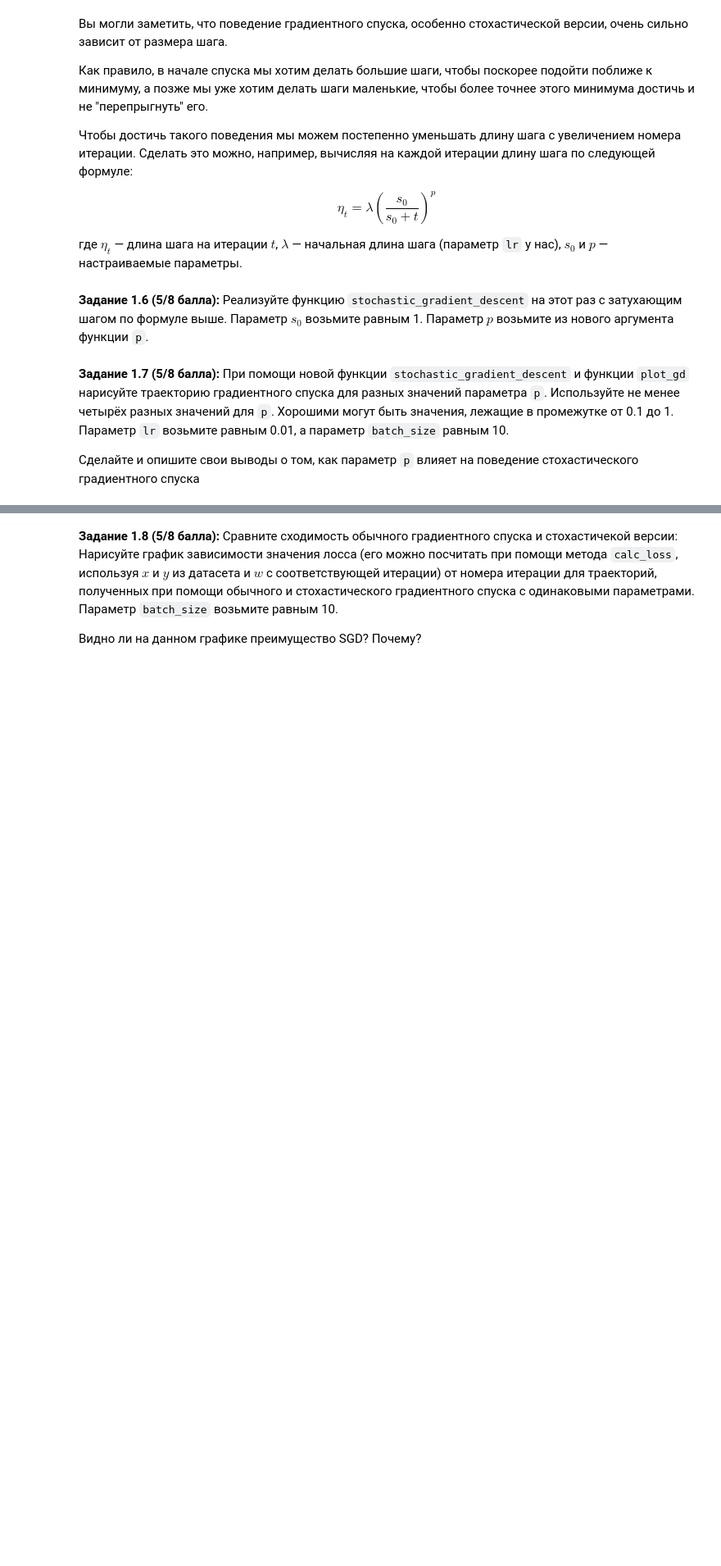
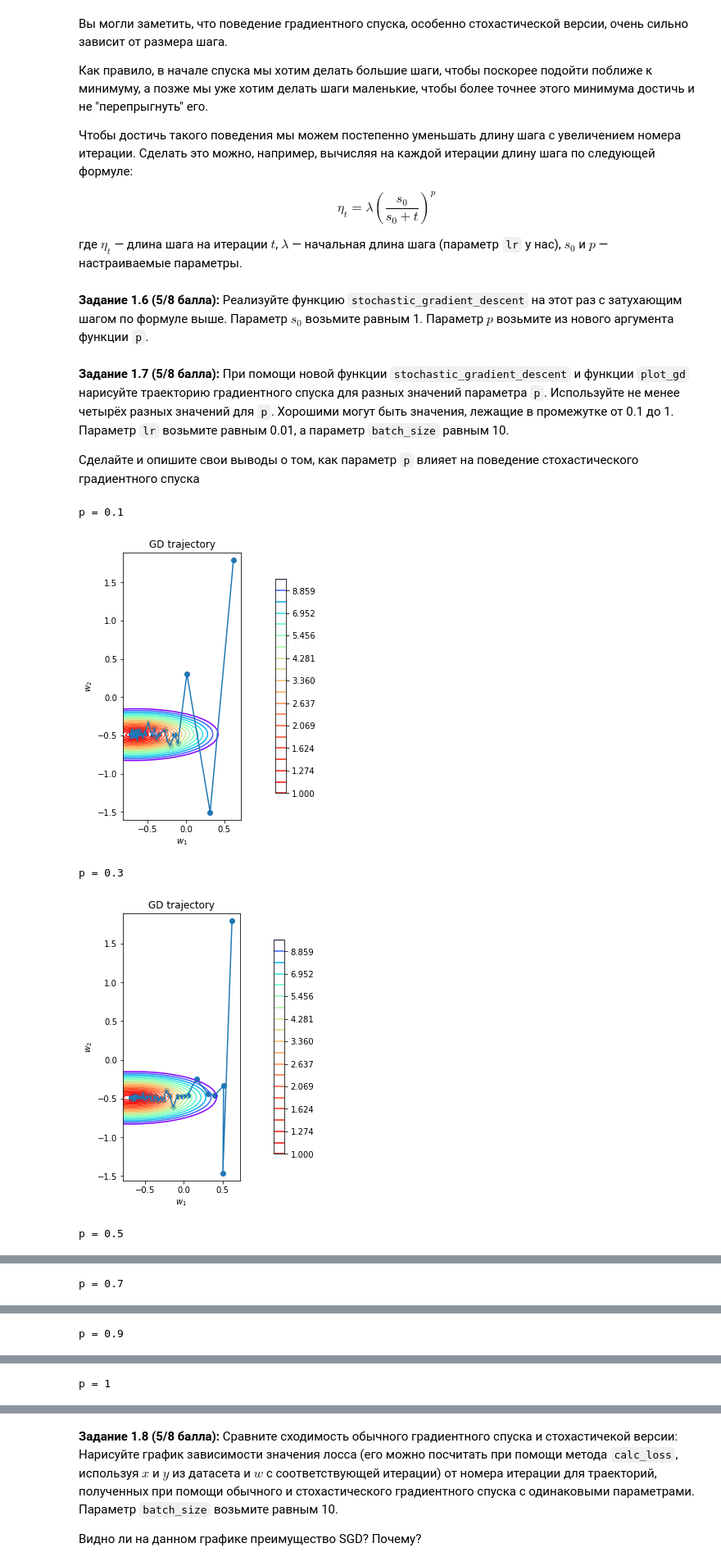
Before and after one commit to ksusonic/iad-intro-ds, a Jupyter notebook: 2021/homeworks/hw05_gd.ipynb, the cells around one changed output, grey strips where cells are left out. Shown at 82% size. Cells and saved outputs as stored; diff of their text form; code cells hidden in the pictures; blank space fills up the shorter version.

```diff
--- a/2021/homeworks/hw05_gd.ipynb
+++ b/2021/homeworks/hw05_gd.ipynb
@@ -310,6 +365,13 @@ def stochastic_gradient_descent(w_init: np.ndarray, X: np.ndarray, y: np.ndarray
     :return: Список из n_iterations объектов np.ndarray размера (n_features,) -- история весов на каждом шаге
     """
     # -- YOUR CODE HERE --
+    history = [w_init]
+    for i in range(n_iterations):
+        batch_indices = np.random.choice(X.shape[0], size=batch_size, replace=False)
+        eta = lr * (1 / (1 + i))**p
+        sgd = history[-1] - eta * loss.calc_grad(X[batch_indices], y[batch_indices], history[-1])
+        history.append(sgd)
+    return history
 # %% [markdown]
 **Задание 1.7 (5/8 балла):** При помощи новой функции `stochastic_gradient_descent` и функции `plot_gd` нарисуйте траекторию градиентного спуска для разных значений параметра `p`. Используйте не менее четырёх разных значений для `p`. Хорошими могут быть значения, лежащие в промежутке от 0.1 до 1.
 Параметр `lr` возьмите равным 0.01, а параметр `batch_size` равным 10.
@@ -319,0 +380,14 @@ def stochastic_gradient_descent(w_init: np.ndarray, X: np.ndarray, y: np.ndarray
+# %%
+# -- YOUR CODE HERE --
+range_p = [0.1, 0.3, 0.5, 0.7, 0.9, 1]
+for p in range_p:
+    print("p =", p)
+    plot_gd(stochastic_gradient_descent(w_init, X, y, loss, 0.01, 10, p, 100), X, y, loss)
+
+# Вывод - чем больше p, тем дальше уносит спуск... Хорошее значение p = 0.1
+# %% [output]
+p = 0.1
+[figure, added]
+p = 0.3
+[figure, added]
+p = 0.5
@@ -319,0 +395 @@ def stochastic_gradient_descent(w_init: np.ndarray, X: np.ndarray, y: np.ndarray
+p = 0.7
@@ -319,0 +397 @@ def stochastic_gradient_descent(w_init: np.ndarray, X: np.ndarray, y: np.ndarray
+p = 0.9
@@ -319,0 +399 @@ def stochastic_gradient_descent(w_init: np.ndarray, X: np.ndarray, y: np.ndarray
+p = 1
```
Also changed, not shown: parts of 13 cells of this notebook.
